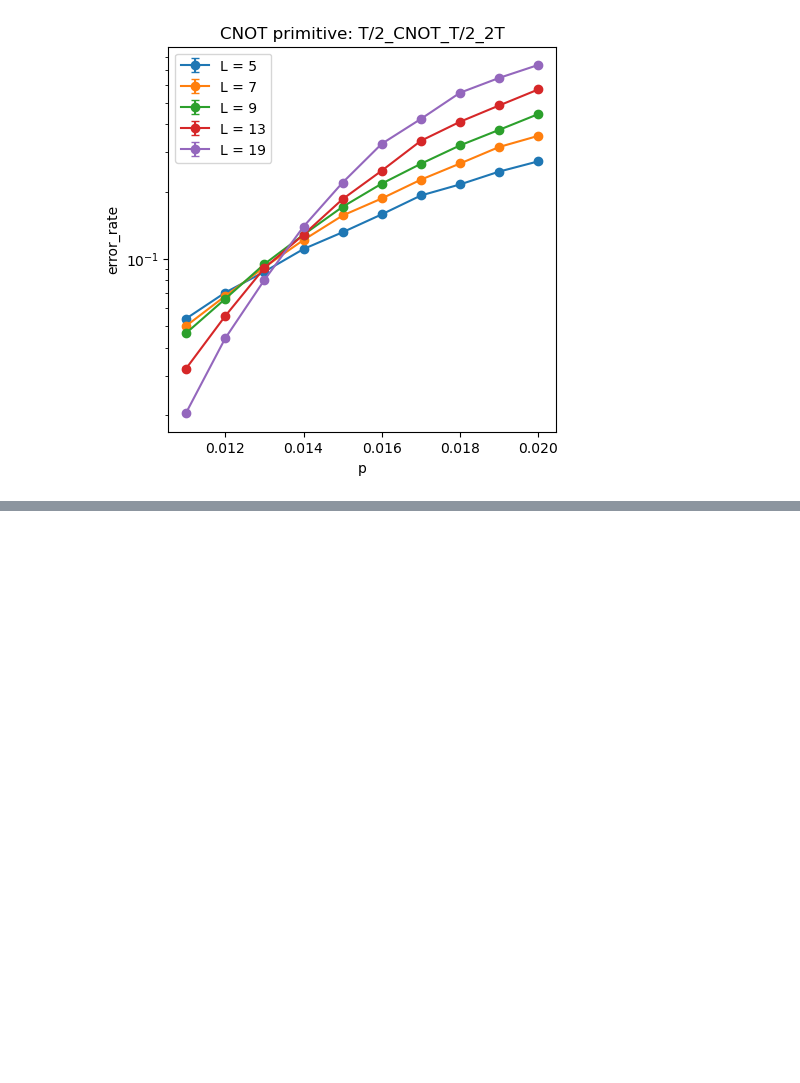
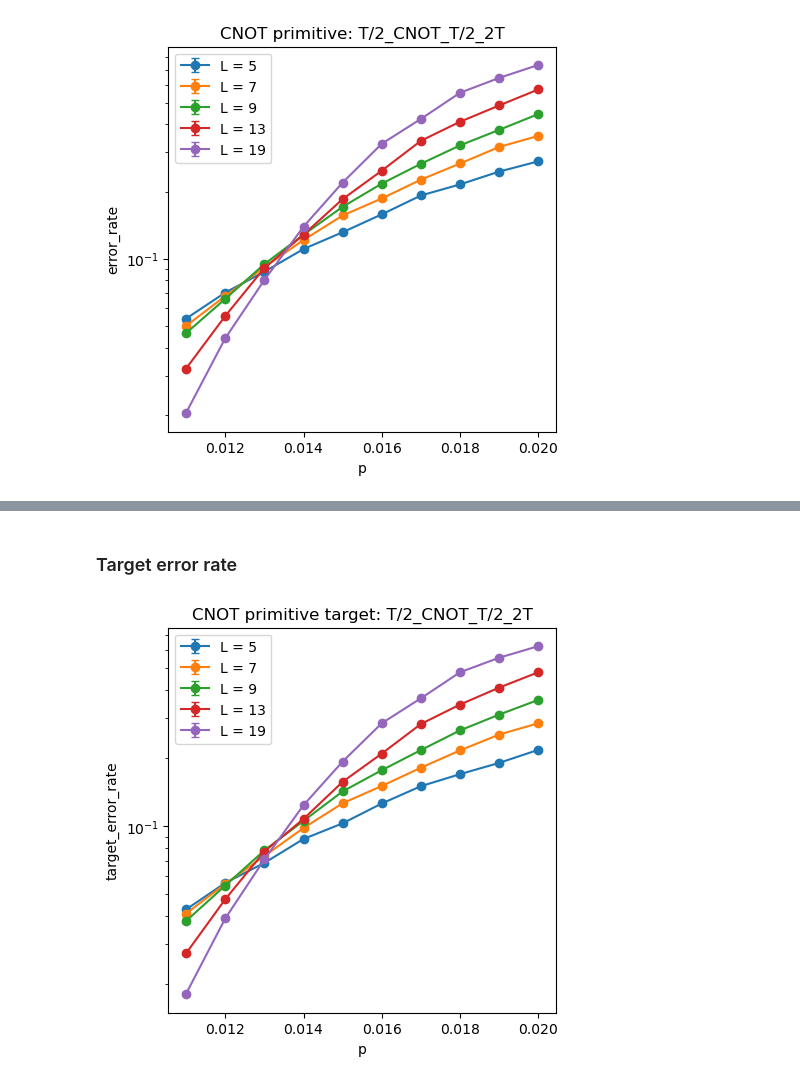
Before and after one commit to njvincent/mp-decoder, a Jupyter notebook: notebooks/cnot_primitive_analysis.ipynb, the cells around one changed output, grey strips where cells are left out. Cells and saved outputs as stored; diff of their text form; code cells hidden in the pictures; blank space fills up the shorter version.

```diff
--- a/notebooks/cnot_primitive_analysis.ipynb
+++ b/notebooks/cnot_primitive_analysis.ipynb
@@ -234,0 +310,15 @@ plt.show()
+# %% [markdown]
+### Target error rate
+# %%
+plt.figure(figsize=(5, 5))
+for l_idx, cur_l in enumerate(L_values):
+    plt.errorbar(p_values, target_error_rate[l_idx], yerr=target_error_rate_error[l_idx], fmt="o-", capsize=3, label=f"L = {cur_l}")
+
+plt.yscale("log")
+plt.xlabel("p")
+plt.ylabel("target_error_rate")
+plt.title("CNOT primitive target: T/2_CNOT_T/2_2T")
+plt.legend()
+plt.show()
+# %% [output]
+[figure, added]
```
Also changed, not shown: parts of 10 cells of this notebook.
